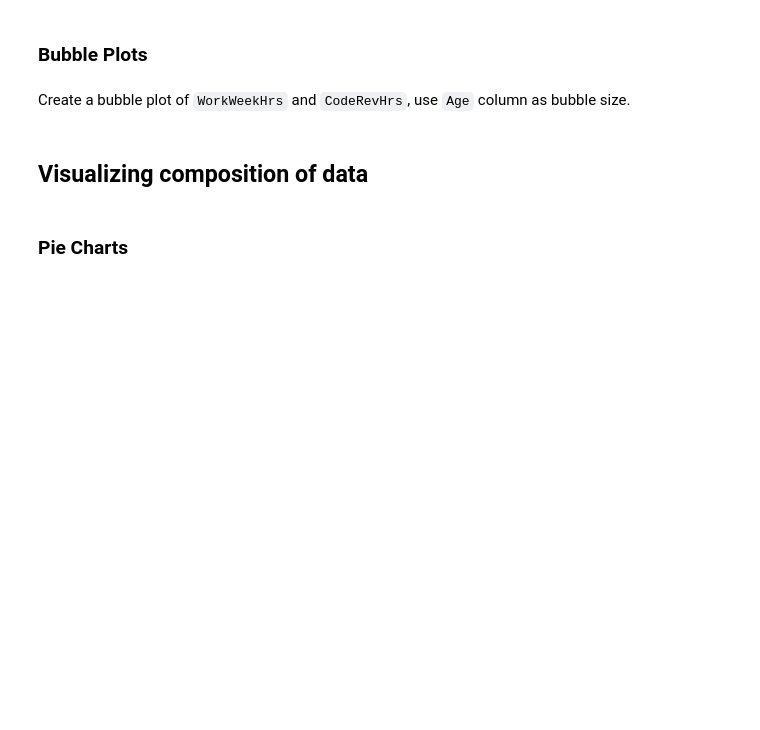
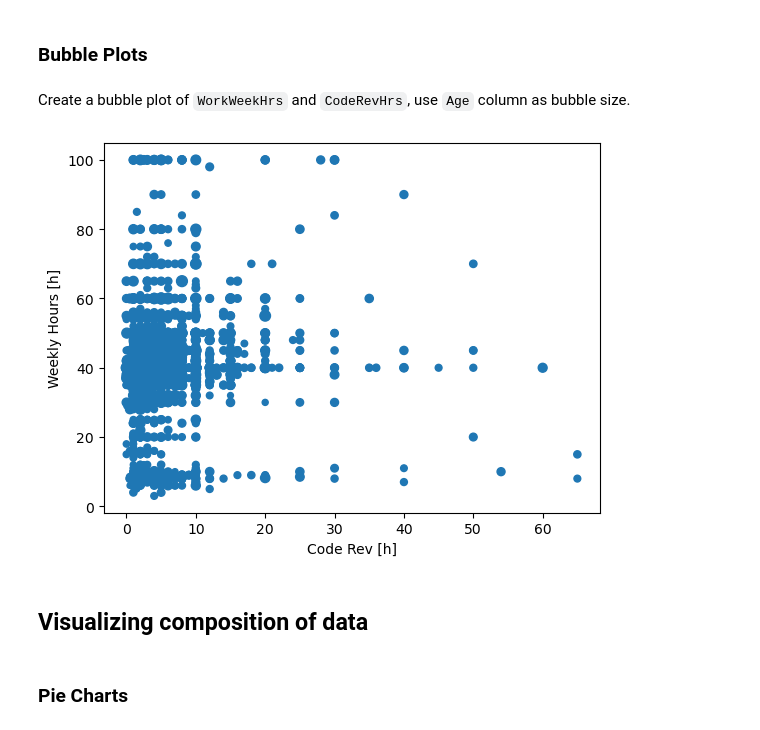
Before and after one commit to sebblank/DA_coursera, a Jupyter notebook: week_04_DataVisualization.ipynb, the cells around one changed output. Cells and saved outputs as stored; diff of their text form; code cells hidden in the pictures; blank space fills up the shorter version.

```diff
--- a/week_04_DataVisualization.ipynb
+++ b/week_04_DataVisualization.ipynb
@@ -214,15 +217,21 @@ Create a bubble plot of `WorkWeekHrs` and `CodeRevHrs`, use `Age` column as bubb
 # %%
 QUERY = """
 SELECT Age, CodeRevHrs,WorkWeekHrs FROM master
 """
 df = pd.read_sql_query(QUERY,conn)
 
-x=df['CodeRevHrs']
-y=df['WorkWeekHrs']
-col=df['Age']
+x=df['CodeRevHrs'].clip(0,65)
+y=df['WorkWeekHrs'].clip(0,100)
+size=df['Age']
 
-plt.bubble(x, y)
+plt.xlabel('Code Rev [h]')
+plt.ylabel('Weekly Hours [h]')
+
+
+plt.scatter(x,y,s=size)
 plt.show()
+# %% [output]
+[figure, added]
 # %% [markdown]
 ## Visualizing composition of data
 # %% [markdown]
```
Also changed, not shown: parts of 16 cells of this notebook.
